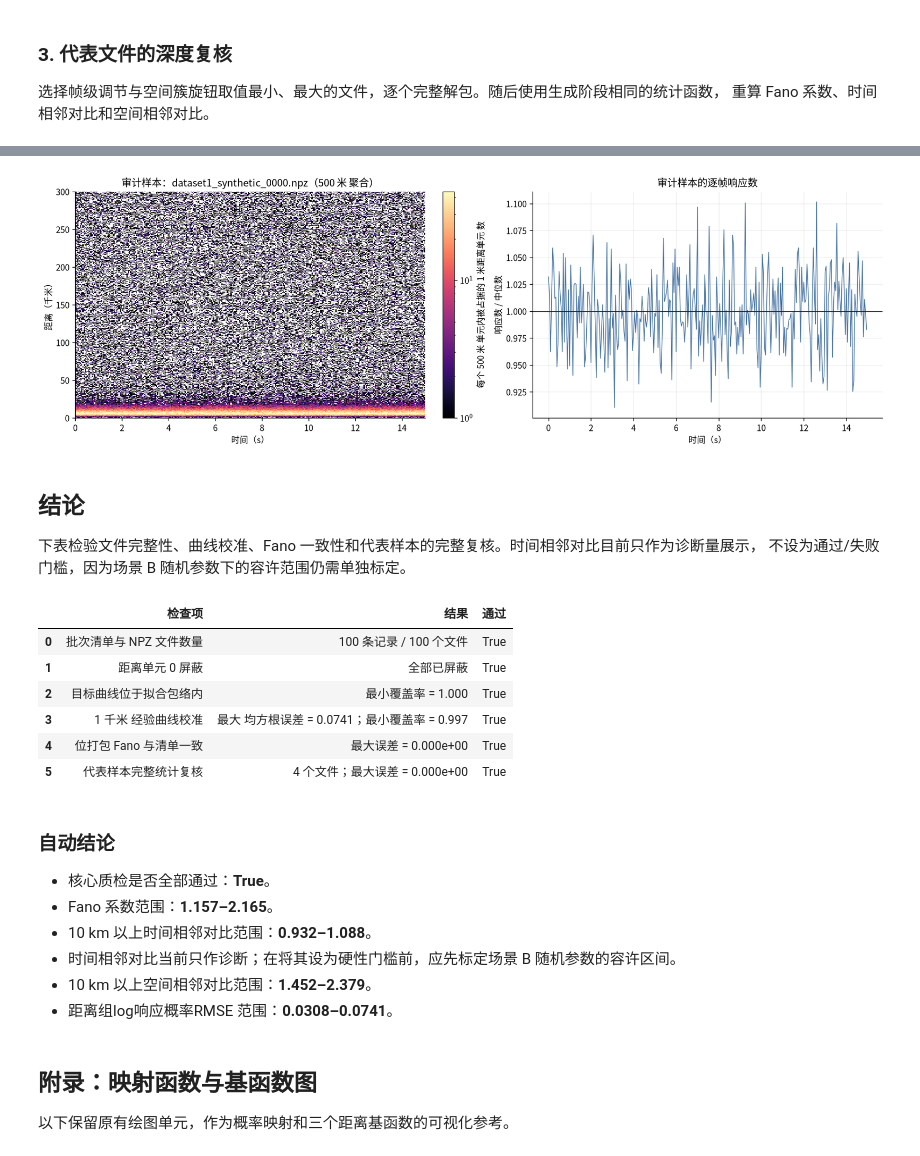
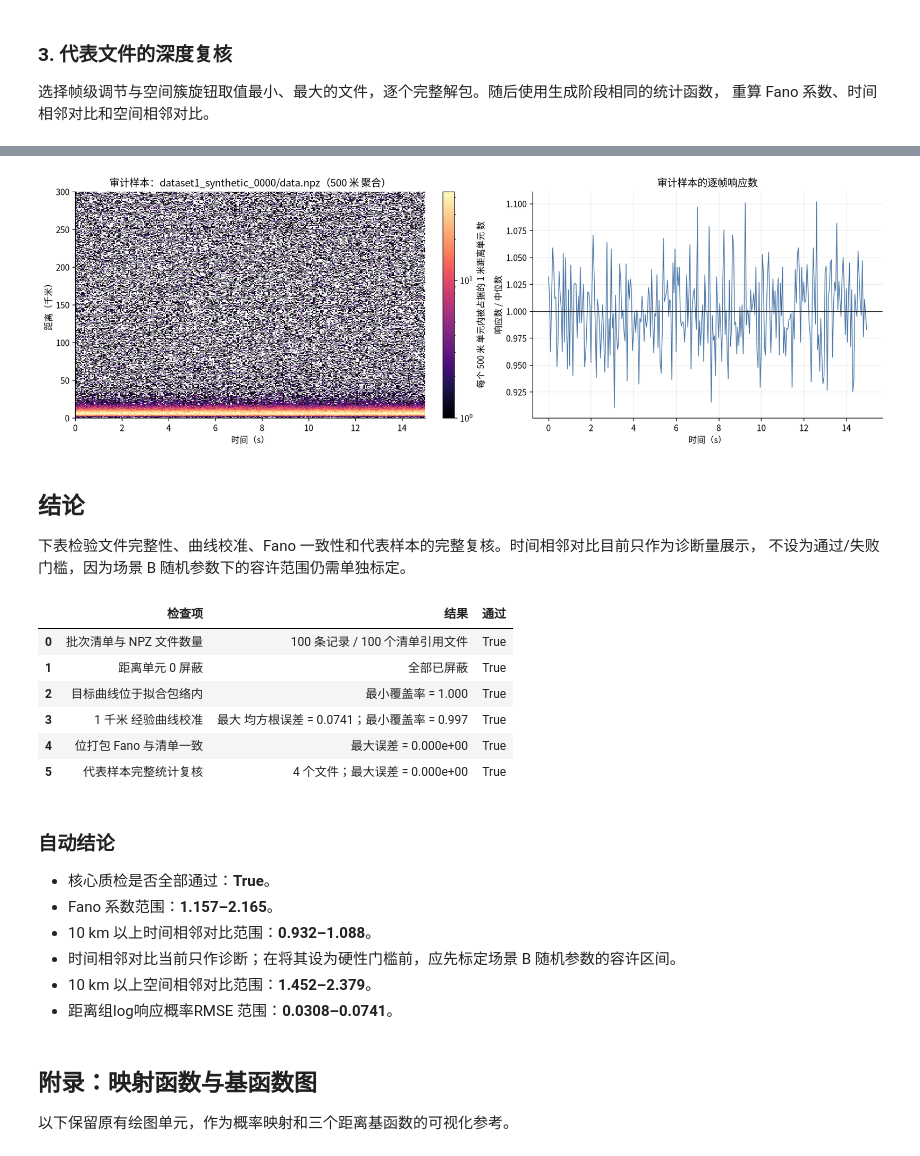
Before and after one commit to wxc971231/LineTracker, a Jupyter notebook: data/synthetic/check_background.ipynb, the cells around one changed output, grey strips where cells are left out. Saved outputs shown, nothing was run; the diff lists cells and outputs as text; code cells hidden in the pictures.

```diff
--- a/data/synthetic/check.ipynb
+++ b/data/synthetic/check_background.ipynb
@@ -160,33 +171,42 @@ centres_km = np.arange(N_GROUPS) + 0.5
 
 def inspect_packed_sample(record: dict) -> tuple[dict, np.ndarray, np.ndarray]:
     # 读取一个 NPZ 文件，并只在位打包数组上完成全量轻量统计。
-    path = GEN_ROOT / record["file"]
+    path = sample_data_path(record)
     with np.load(path, allow_pickle=False) as archive:
-        packed = archive["background_packed"]
+        packed = archive["background_only_packed"]
         # 读取逐 1 m 的生成前理论概率；后面按与经验统计相同的口径重新聚合为 1 km 曲线。
-        target_1m = archive["target_p_1m"].astype(np.float64, copy=True)
-        stored_target_1km = archive["target_p_1km"].astype(np.float64, copy=True)
-        gains = archive["frame_gains"].astype(np.float64, copy=True)
+        target_1m = archive["background_probability_1m"].astype(np.float64, copy=True)
+        observation_packed = archive["observation_packed"]
+        target_hit = archive["target_hit"].astype(bool, copy=True)
+        target_measured_bin = archive["target_measured_bin"].copy()
         metadata = json.loads(str(archive["metadata_json"]))
-        key_ok = set(archive.files) == EXPECTED_KEYS
+        archive_fields = set(archive.files)
+        key_ok = REQUIRED_KEYS.issubset(archive_fields)
 
     # 核对数组形状与关键元数据，确保文件确实属于当前批次。
     frames = int(metadata["frames"])
     shape_ok = (
         packed.shape == (frames, PACKED_WIDTH)
         and target_1m.shape == (RANGE_BINS,)
-        and stored_target_1km.shape == (N_GROUPS,)
-        and gains.shape == (frames,)
+        and observation_packed.shape == (frames, PACKED_WIDTH)
+        and target_hit.shape == (frames,)
+        and target_measured_bin.shape == (frames,)
     )
+    target_overlay_ok = not bool(
+        np.bitwise_and(packed, np.bitwise_not(observation_packed)).any()
+    )
+    background_seed = record["background_seed"]
     metadata_ok = (
         metadata["range_bins"] == RANGE_BINS
-        and metadata["seed"] == record["seed"]
+        and metadata["seed"] == background_seed
         and metadata["model_version"] == str(model["model_version"])
+        and metadata["target"]["seed"] == record["target_seed"]
     )
-    if not (key_ok and shape_ok and metadata_ok):
+    if not (key_ok and shape_ok and metadata_ok and target_overlay_ok):
         raise ValueError(
             f"文件 {path.name} 校验失败："
-            f"字段正确={key_ok}，形状正确={shape_ok}，元数据正确={metadata_ok}"
+            f"字段正确={key_ok}，形状正确={shape_ok}，元数据正确={metadata_ok}，"
+            f"观测矩阵包含背景={target_overlay_ok}"
         )
 
     # 将 1 m 理论概率按 1 km 求平均；它与下面经验曲线的统计对象完全一致。
@@ -210,8 +230,9 @@ def inspect_packed_sample(record: dict) -> tuple[dict, np.ndarray, np.ndarray]:
     # 汇总后续表格和图形需要的样本级质检结果；旋钮名称保留为接口字段。
     row = {
         "样本序号": record["index"],
-        "文件名": path.name,
-        "随机种子": record["seed"],
+        "文件名": str(path.relative_to(GEN_ROOT)),
+        "随机种子": background_seed,
+        "实际目标注入数": int(target_hit.sum()),
         "帧数": frames,
         "平均响应数/帧": float(frame_counts.mean()),
         "Fano（重算）": float(frame_counts.var(ddof=1) / frame_counts.mean()),
@@ -236,7 +257,6 @@ def inspect_packed_sample(record: dict) -> tuple[dict, np.ndarray, np.ndarray]:
         "距离单元 0 已屏蔽": not bool(
             np.bitwise_and(packed[:, 0], np.uint8(128)).any()
         ),
-        "帧级调节系数均值": float(gains.mean()),
         **record["normalized_knobs"],
         **{f"系数_{key}": value for key, value in record["coefficients"].items()},
     }
@@ -422,12 +442,12 @@ preview_counts = None
 preview_name = None
 for sample_index in audit_indices:
     record = records_by_index[int(sample_index)]
-    background, metadata = load_packed_background(GEN_ROOT / record["file"])
+    background, _, metadata, _ = load_packed_sample(sample_data_path(record))
     profile = profile_binary(background)
     observed = record["observed"]
     audit_rows.append({
         "样本序号": sample_index,
-        "文件名": record["file"],
+        # "文件名": str(sample_data_path(record).relative_to(GEN_ROOT)),
         "形状正确": background.shape == (manifest["frames_per_sample"], RANGE_BINS),
         "数据类型为 bool": background.dtype == bool,
         "距离单元 0 已屏蔽": not bool(background[:, 0].any()),
@@ -442,7 +462,7 @@ for sample_index in audit_indices:
     if preview_heatmap is None:
         preview_heatmap = background.reshape(background.shape[0], 600, 500).sum(axis=2)
         preview_counts = profile["frame_counts"]
-        preview_name = record["file"]
+        preview_name = str(sample_data_path(record).relative_to(GEN_ROOT))
     del background, metadata, profile
     gc.collect()
 
@@ -486,4 +506,4 @@ plt.show()
-[figure, old version]
+[figure, new version]
 # %% [markdown]
 ## 结论
 
@@ -494,8 +514,8 @@ plt.show()
 checks = pd.DataFrame([
     {
         "检查项": "批次清单与 NPZ 文件数量",
-        "结果": f"{len(batch)} 条记录 / {len(list(GEN_ROOT.glob('*.npz')))} 个文件",
-        "通过": len(batch) == manifest["samples"] == len(list(GEN_ROOT.glob("*.npz"))),
+        "结果": f"{len(batch)} 条记录 / {len(sample_paths)} 个清单引用文件",
+        "通过": len(batch) == manifest["samples"] == len(sample_paths) and all(path.is_file() for path in sample_paths),
     },
     {
         "检查项": "距离单元 0 屏蔽",
@@ -564,7 +584,7 @@ verdict_lines = [
 display(Markdown(chr(10).join(verdict_lines)))
 # %% [output]
 |  | 检查项 | 结果 | 通过 |
-| 0 | 批次清单与 NPZ 文件数量 | 100 条记录 / 100 个文件 | True |
+| 0 | 批次清单与 NPZ 文件数量 | 100 条记录 / 100 个清单引用文件 | True |
 | 1 | 距离单元 0 屏蔽 | 全部已屏蔽 | True |
 | 2 | 目标曲线位于拟合包络内 | 最小覆盖率 = 1.000 | True |
 | 3 | 1 千米 经验曲线校准 | 最大 均方根误差 = 0.0741；最小覆盖率 = 0.997 | True |
```
Also changed, not shown: parts of 4 cells of this notebook, 4 other files.
